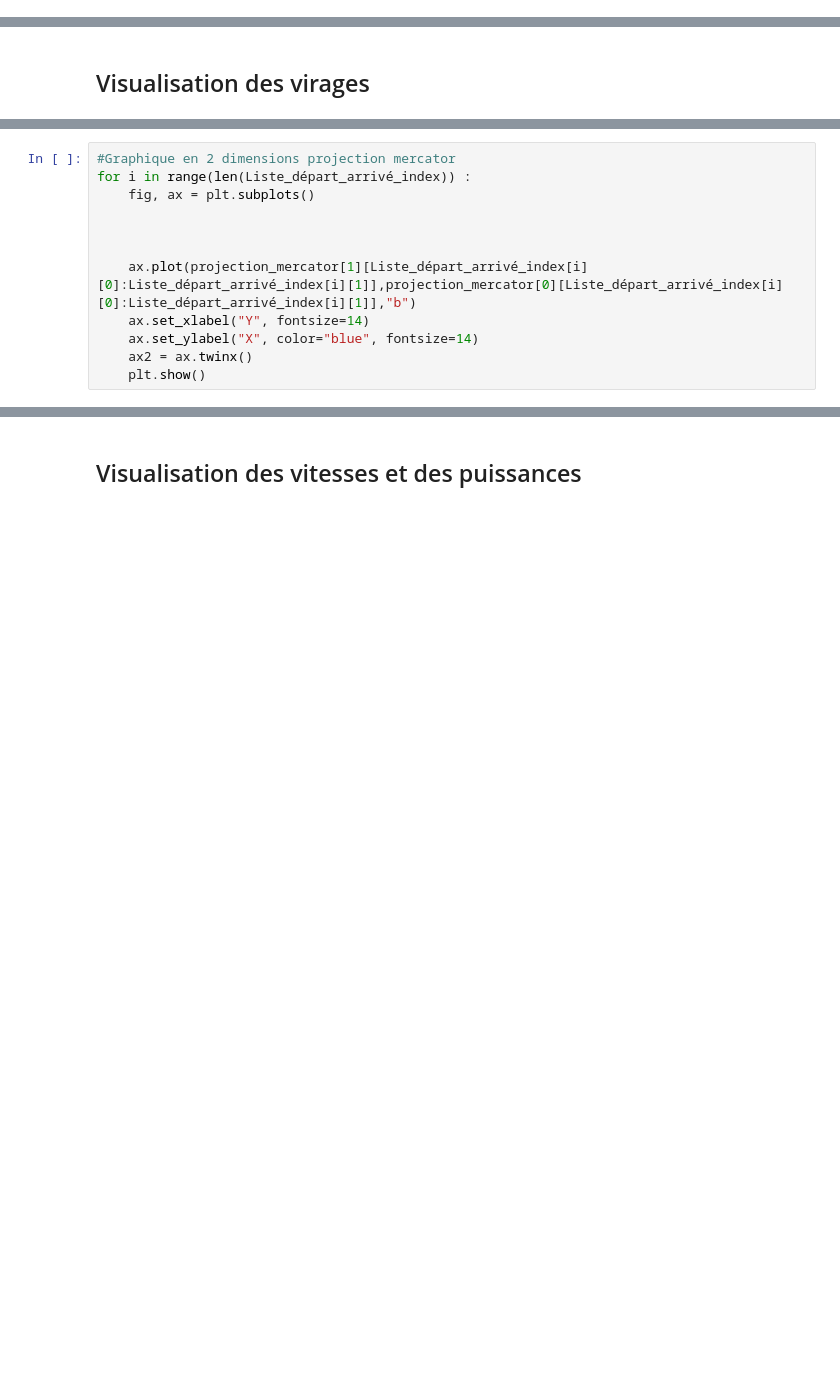
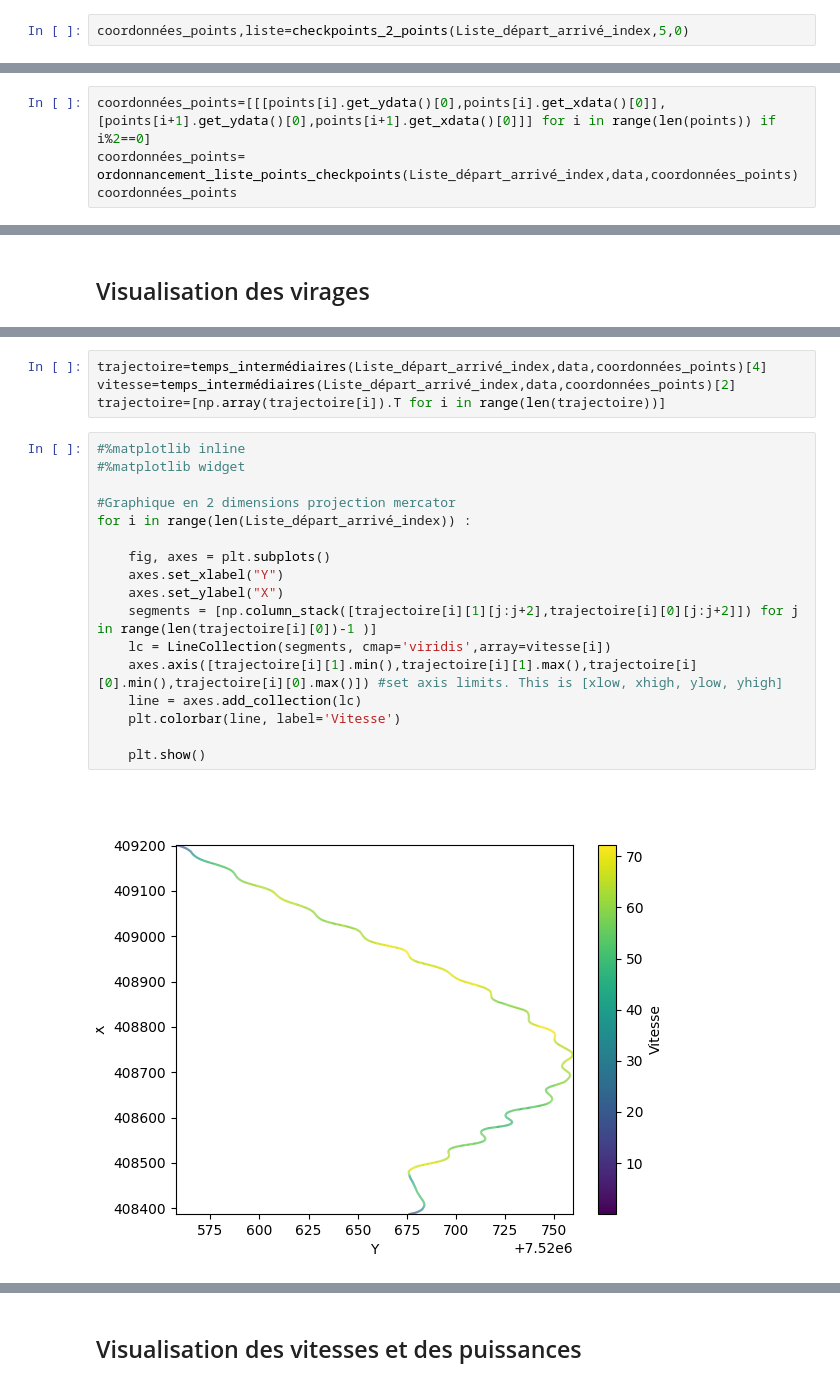
Before and after one commit to Jonas-Arondel/Projet_ski_alpin, a Jupyter notebook: Premier-tests-au-propres.ipynb, the cells around one changed output, grey strips where cells are left out. Cells and saved outputs as stored; diff of their text form; blank space fills up the shorter version.

```diff
--- a/Premier-tests-au-propres.ipynb
+++ b/Premier-tests-au-propres.ipynb
@@ -129,0 +333,2 @@ Liste_départ_arrivé_index.append([index_debut,index_fin])
+# %%
+coordonnées_points,liste=checkpoints_2_points(Liste_départ_arrivé_index,5,0)
@@ -129,0 +521,4 @@ Liste_départ_arrivé_index.append([index_debut,index_fin])
+# %%
+coordonnées_points=[[[points[i].get_ydata()[0],points[i].get_xdata()[0]],[points[i+1].get_ydata()[0],points[i+1].get_xdata()[0]]] for i in range(len(points)) if i%2==0]
+coordonnées_points= ordonnancement_liste_points_checkpoints(Liste_départ_arrivé_index,data,coordonnées_points)
+coordonnées_points
@@ -159,12 +609,0 @@ for i in range(len(Liste_départ_arrivé_index)) :
-# %%
-#Graphique en 2 dimensions projection mercator
-for i in range(len(Liste_départ_arrivé_index)) :
-    fig, ax = plt.subplots()
-
-
-
-    ax.plot(projection_mercator[1][Liste_départ_arrivé_index[i][0]:Liste_départ_arrivé_index[i][1]],projection_mercator[0][Liste_départ_arrivé_index[i][0]:Liste_départ_arrivé_index[i][1]],"b")
-    ax.set_xlabel("Y", fontsize=14)
-    ax.set_ylabel("X", color="blue", fontsize=14)
-    ax2 = ax.twinx()
-    plt.show()
@@ -440,0 +610,23 @@ fig.show()
+# %%
+trajectoire=temps_intermédiaires(Liste_départ_arrivé_index,data,coordonnées_points)[4]
+vitesse=temps_intermédiaires(Liste_départ_arrivé_index,data,coordonnées_points)[2]
+trajectoire=[np.array(trajectoire[i]).T for i in range(len(trajectoire))]
+# %%
+#%matplotlib inline
+#%matplotlib widget
+
+#Graphique en 2 dimensions projection mercator
+for i in range(len(Liste_départ_arrivé_index)) :
+
+    fig, axes = plt.subplots()
+    axes.set_xlabel("Y")
+    axes.set_ylabel("X")
+    segments = [np.column_stack([trajectoire[i][1][j:j+2],trajectoire[i][0][j:j+2]]) for j in range(len(trajectoire[i][0])-1 )]
+    lc = LineCollection(segments, cmap='viridis',array=vitesse[i])
+    axes.axis([trajectoire[i][1].min(),trajectoire[i][1].max(),trajectoire[i][0].min(),trajectoire[i][0].max()]) #set axis limits. This is [xlow, xhigh, ylow, yhigh]
+    line = axes.add_collection(lc)
+    plt.colorbar(line, label='Vitesse')
+
+    plt.show()
+# %% [output]
+[figure, added]
```
Also changed, not shown: parts of 41 cells of this notebook, 3 other files.
